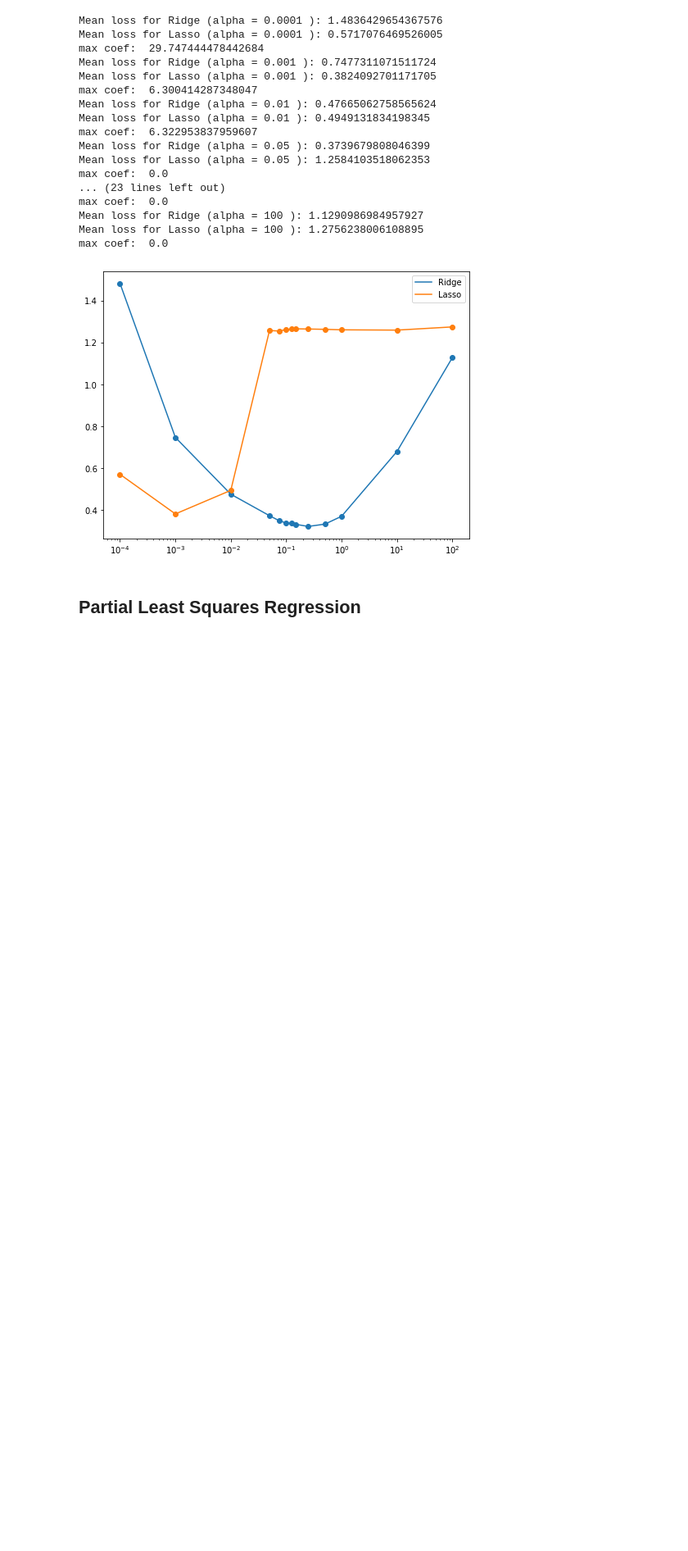
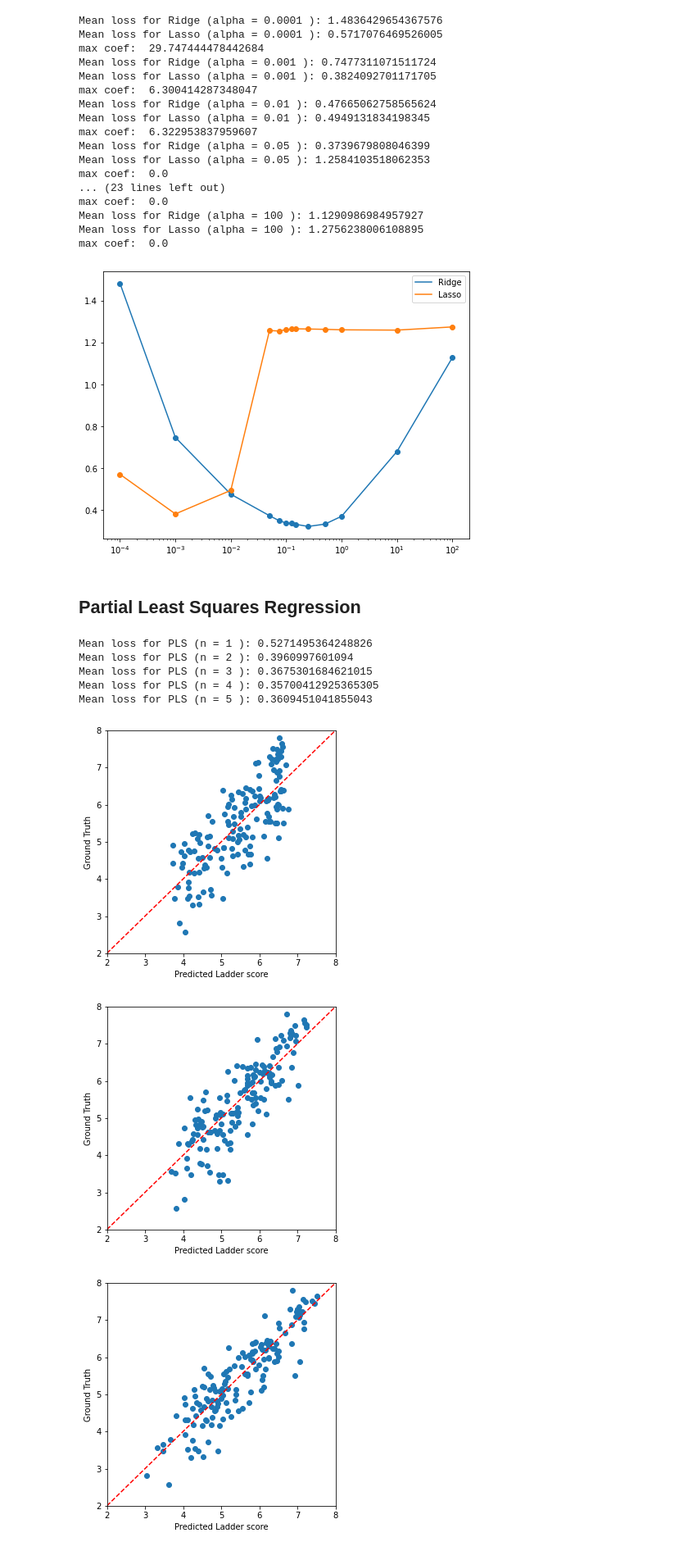
Before and after one commit to c-eberle/Data-Literacy-project, a Jupyter notebook: 04_regression_analysis_part3.ipynb, the cells around one changed output. Shown at 82% size. Cells and saved outputs as stored; diff of their text form; code cells hidden in the pictures; blank space fills up the shorter version.

Commit message:
visualization and stuff

```diff
--- a/04_regression_analysis_part3.ipynb
+++ b/04_regression_analysis_part3.ipynb
@@ -129,4 +122,22 @@ max coef:  0.0
 # %%
 from sklearn.cross_decomposition import PLSRegression
 # %%
-pls = PLSRegression(n_components=1)PLSRegression(n_components=1)
+test_size=30
+num_components = [1, 2, 3, 4, 5]
+pls_loss_list = []
+
+for n in num_components:
+    pls = PLSRegression(n_components=n)
+    loss_list, pls_mean_loss, coef_list, avg_coefs = ana_utils.n_fold_ceval(reg_model=pls, n=1000, data=wb_data, gt=whr_data, test_size=test_size, scaling="normalize")
+    print("Mean loss for PLS (n =", n, "):", pls_mean_loss)
+    vis_utils.visualize_predictions(reg_model=pls, data=wb_data, gt=whr_data)
+    pls_loss_list.append(pls_mean_loss)
+# %% [output]
+Mean loss for PLS (n = 1 ): 0.5271495364248826
+Mean loss for PLS (n = 2 ): 0.3960997601094
+Mean loss for PLS (n = 3 ): 0.3675301684621015
+Mean loss for PLS (n = 4 ): 0.35700412925365305
+Mean loss for PLS (n = 5 ): 0.3609451041855043
+[figure, added]
+[figure, added]
+[figure, added]
```
Also changed, not shown: parts of 4 cells of this notebook, 5 other files.
